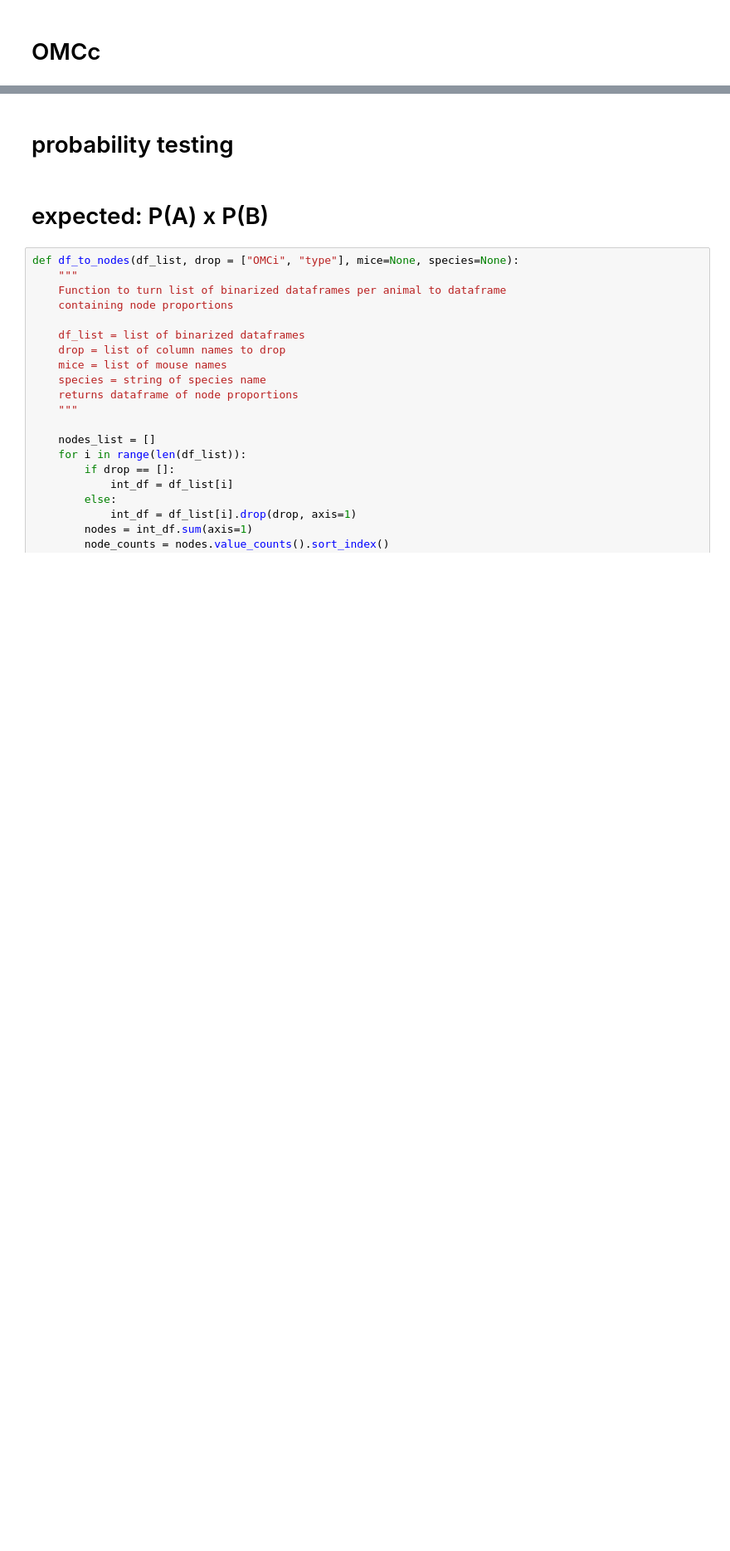
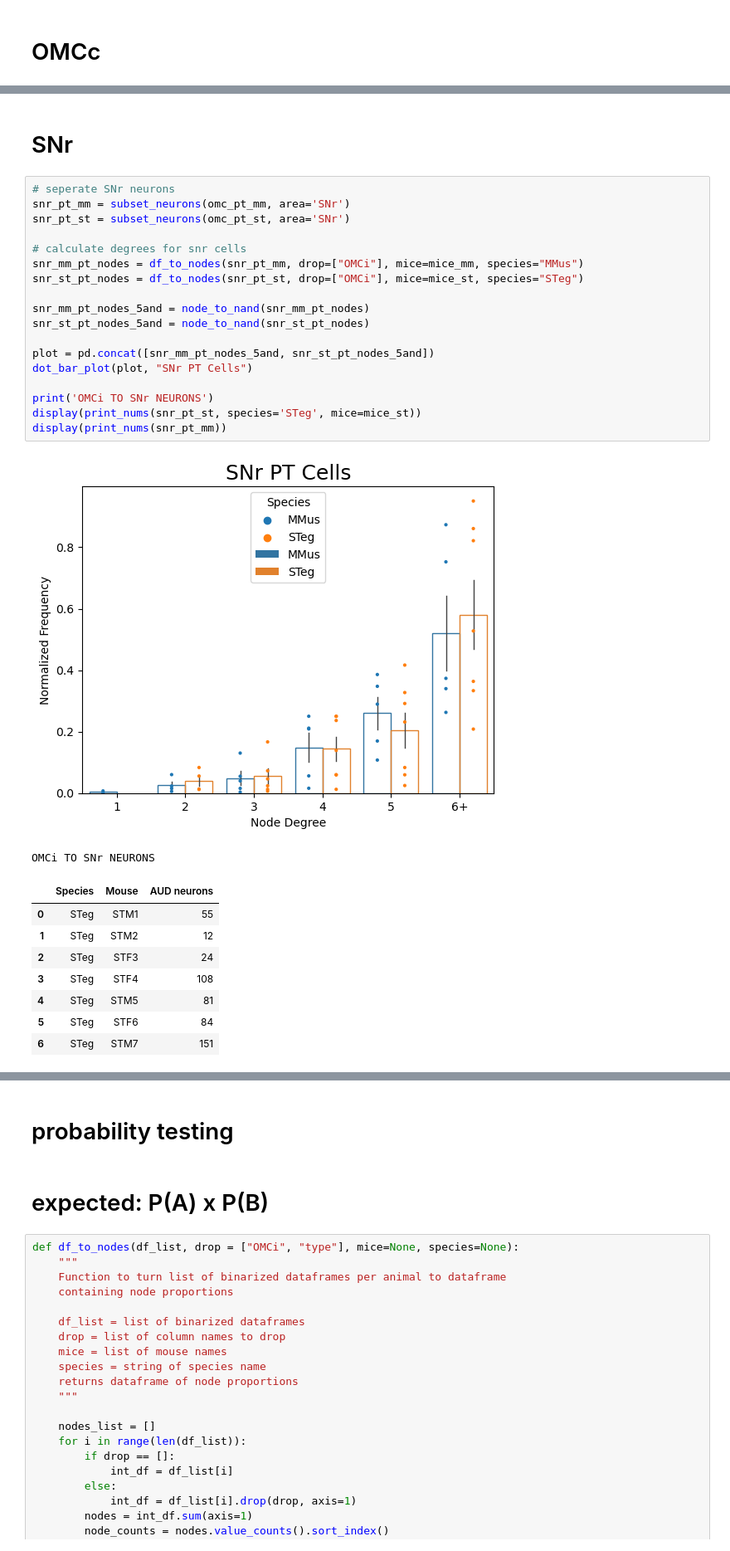
Before and after one commit to eisko/MAPseq_analysis, a Jupyter notebook: M194_M220_SC2.ipynb, the cells around one changed output, grey strips where cells are left out. Shown at 83% size. Saved outputs shown, nothing was run; the diff lists cells and outputs as text; blank space fills up the shorter version.

```diff
--- a/M194_M220_SC2.ipynb
+++ b/M194_M220_SC2.ipynb
@@ -320,0 +384,31 @@ Text(0.5, 1.0, 'AUD PT Cells')
+# %% [markdown]
+# SNr
+# %%
+# seperate SNr neurons
+snr_pt_mm = subset_neurons(omc_pt_mm, area='SNr')
+snr_pt_st = subset_neurons(omc_pt_st, area='SNr')
+
+# calculate degrees for snr cells
+snr_mm_pt_nodes = df_to_nodes(snr_pt_mm, drop=["OMCi"], mice=mice_mm, species="MMus")
+snr_st_pt_nodes = df_to_nodes(snr_pt_st, drop=["OMCi"], mice=mice_st, species="STeg")
+
+snr_mm_pt_nodes_5and = node_to_nand(snr_mm_pt_nodes)
+snr_st_pt_nodes_5and = node_to_nand(snr_st_pt_nodes)
+
+plot = pd.concat([snr_mm_pt_nodes_5and, snr_st_pt_nodes_5and])
+dot_bar_plot(plot, "SNr PT Cells")
+
+print('OMCi TO SNr NEURONS')
+display(print_nums(snr_pt_st, species='STeg', mice=mice_st))
+display(print_nums(snr_pt_mm))
+# %% [output]
+[figure, added]
+OMCi TO SNr NEURONS
+|  | Species | Mouse | AUD neurons |
+| 0 | STeg | STM1 | 55 |
+| 1 | STeg | STM2 | 12 |
+| 2 | STeg | STF3 | 24 |
+| 3 | STeg | STF4 | 108 |
+| 4 | STeg | STM5 | 81 |
+| 5 | STeg | STF6 | 84 |
+| 6 | STeg | STM7 | 151 |
```
Also changed, not shown: parts of 10 cells of this notebook.
